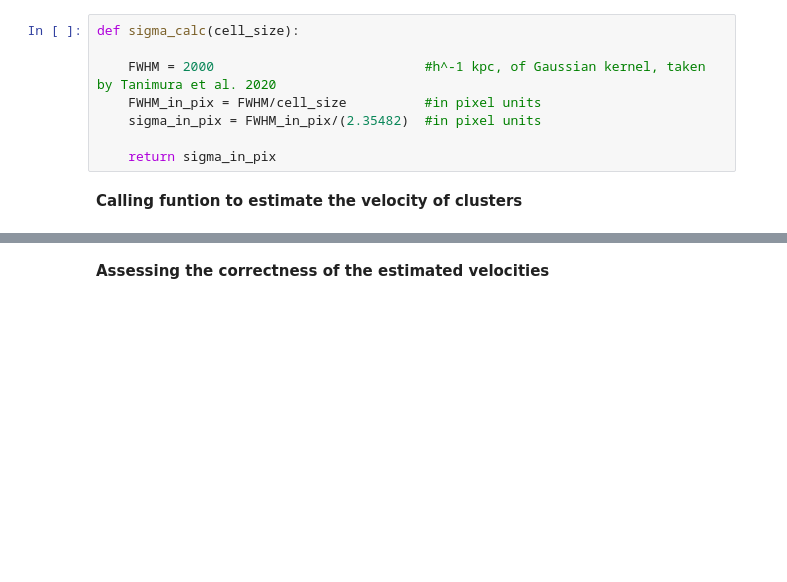
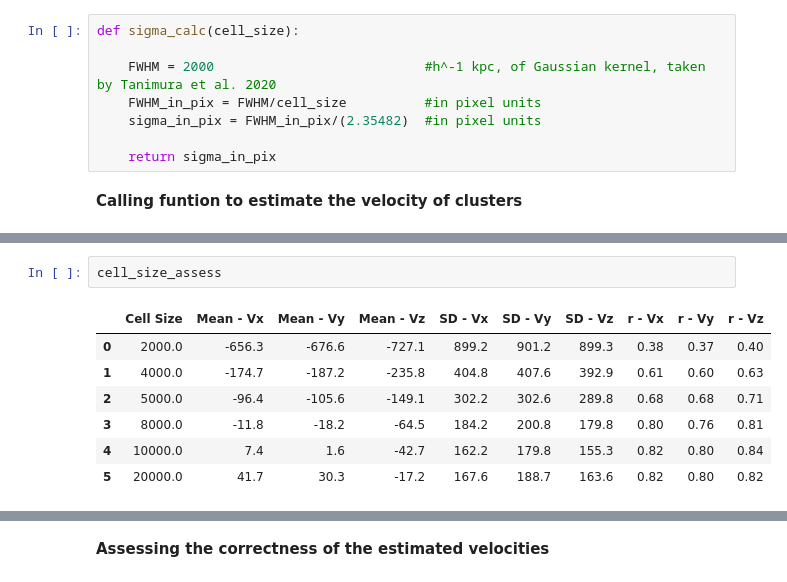
Before and after one commit to awaismirza92/velocity-reconstruction-and-kinetic-SZ, a Jupyter notebook: codes/velocity-reconstruction-orig-sim-box.ipynb, the cells around one changed output, grey strips where cells are left out. Drawn from its saved outputs; the diff is of its cells as text; blank space fills up the shorter version.

```diff
--- a/codes/velocity-reconstruction-orig-sim-box.ipynb
+++ b/codes/velocity-reconstruction-orig-sim-box.ipynb
@@ -234,0 +299,10 @@ def sigma_calc(cell_size):
+# %%
+cell_size_assess
+# %% [output]
+|  | Cell Size | Mean - Vx | Mean - Vy | Mean - Vz | SD - Vx | SD - Vy | SD - Vz | r - Vx | r - Vy | r - Vz |
+| 0 | 2000.0 | -656.3 | -676.6 | -727.1 | 899.2 | 901.2 | 899.3 | 0.38 | 0.37 | 0.40 |
+| 1 | 4000.0 | -174.7 | -187.2 | -235.8 | 404.8 | 407.6 | 392.9 | 0.61 | 0.60 | 0.63 |
+| 2 | 5000.0 | -96.4 | -105.6 | -149.1 | 302.2 | 302.6 | 289.8 | 0.68 | 0.68 | 0.71 |
+| 3 | 8000.0 | -11.8 | -18.2 | -64.5 | 184.2 | 200.8 | 179.8 | 0.80 | 0.76 | 0.81 |
+| 4 | 10000.0 | 7.4 | 1.6 | -42.7 | 162.2 | 179.8 | 155.3 | 0.82 | 0.80 | 0.84 |
+| 5 | 20000.0 | 41.7 | 30.3 | -17.2 | 167.6 | 188.7 | 163.6 | 0.82 | 0.80 | 0.82 |
```
Also changed, not shown: parts of 7 cells of this notebook.
